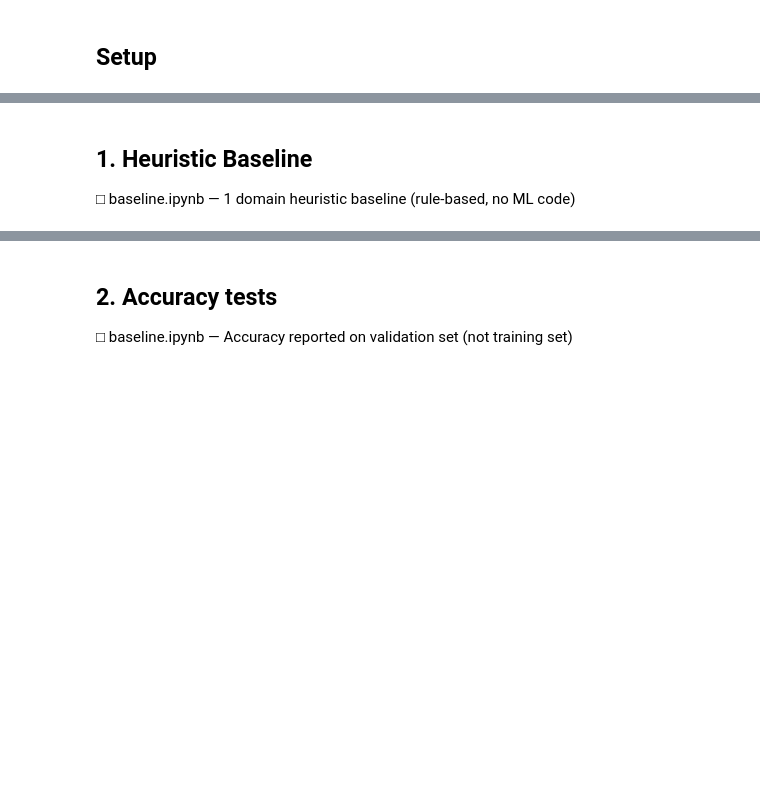
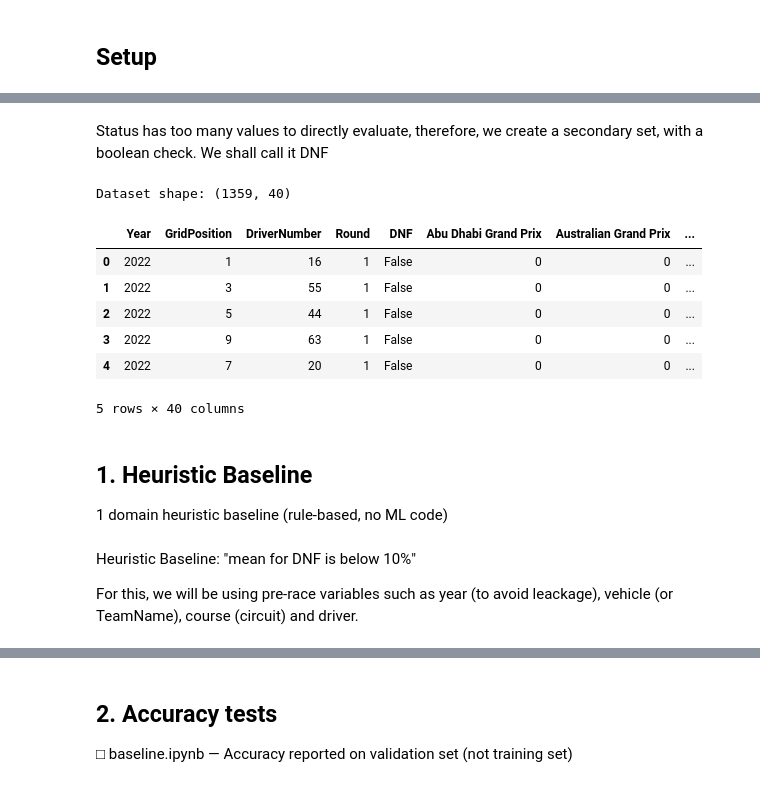
Before and after one commit to Gottch7897/iit414w-lab01-TheUltrakills, a Jupyter notebook: baseline.ipynb, the cells around one changed output, grey strips where cells are left out. Saved outputs shown, nothing was run; the diff lists cells and outputs as text; code cells hidden in the pictures; blank space fills up the shorter version.

```diff
--- a/baseline.ipynb
+++ b/baseline.ipynb
@@ -65,4 +142,36 @@ print(f'pandas  : {pd.__version__}')
+# %% [markdown]
+Status has too many values to directly evaluate, therefore, we create a secondary set, with a boolean check. We shall call it DNF
+# %%
+# Remove unusable rows for finish-based analyses.
+df = df.dropna(subset=['Status'])
+df['DNF'] = ~df['Status'].str.contains("Finished", na=False)
+#Now, we drop Status
+df.drop("Status", axis=1, inplace=True)
+# %%
+#We replace string values into int with et_dummies()
+dummies = pd.get_dummies(df['Circuit'],dtype = int)   # Create dummies
+df = pd.concat([df, dummies], axis=1).drop(['Circuit', 'Bahrain Grand Prix'], axis=1)  # Merge & drop
+dummies = pd.get_dummies(df['Constructor'],dtype = int)   # Create dummies
+df = pd.concat([df, dummies], axis=1).drop(['Constructor', 'ferrari'], axis=1)  # Merge & drop
+
+#df['Circuit'] = pd.to_numeric(df['Circuit'])
+print("Dataset shape:", df.shape)
+
+df.head()
+# %% [output]
+Dataset shape: (1359, 40)
+|  | Year | GridPosition | DriverNumber | Round | DNF | Abu Dhabi Grand Prix | Australian Grand Prix | ... |
+| 0 | 2022 | 1 | 16 | 1 | False | 0 | 0 | ... |
+| 1 | 2022 | 3 | 55 | 1 | False | 0 | 0 | ... |
+| 2 | 2022 | 5 | 44 | 1 | False | 0 | 0 | ... |
+| 3 | 2022 | 9 | 63 | 1 | False | 0 | 0 | ... |
+| 4 | 2022 | 7 | 20 | 1 | False | 0 | 0 | ... |
+5 rows × 40 columns
 # %% [markdown]
 ## 1. Heuristic Baseline
 
-□ baseline.ipynb — 1 domain heuristic baseline (rule-based, no ML code)
+1 domain heuristic baseline (rule-based, no ML code)
+# %% [markdown]
+Heuristic Baseline: "mean for DNF is below 10%"
+
+For this, we will be using pre-race variables such as year (to avoid leackage), vehicle (or TeamName), course (circuit) and driver.
```
Also changed, not shown: parts of 18 cells of this notebook.
